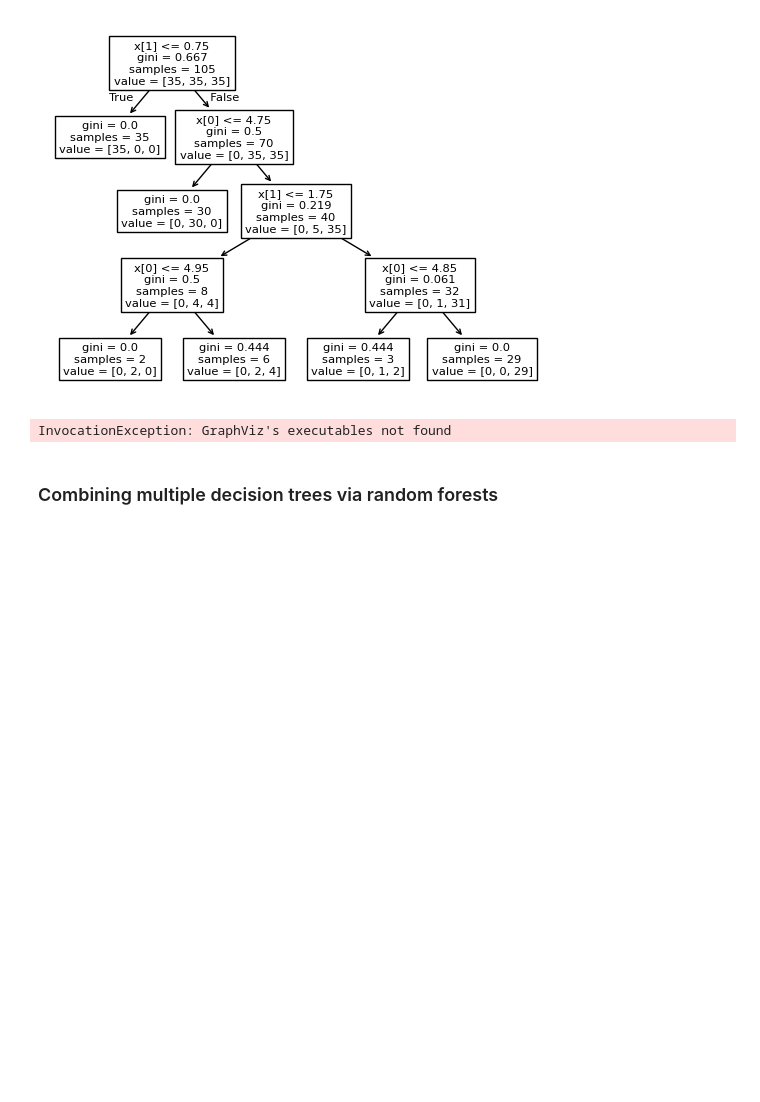
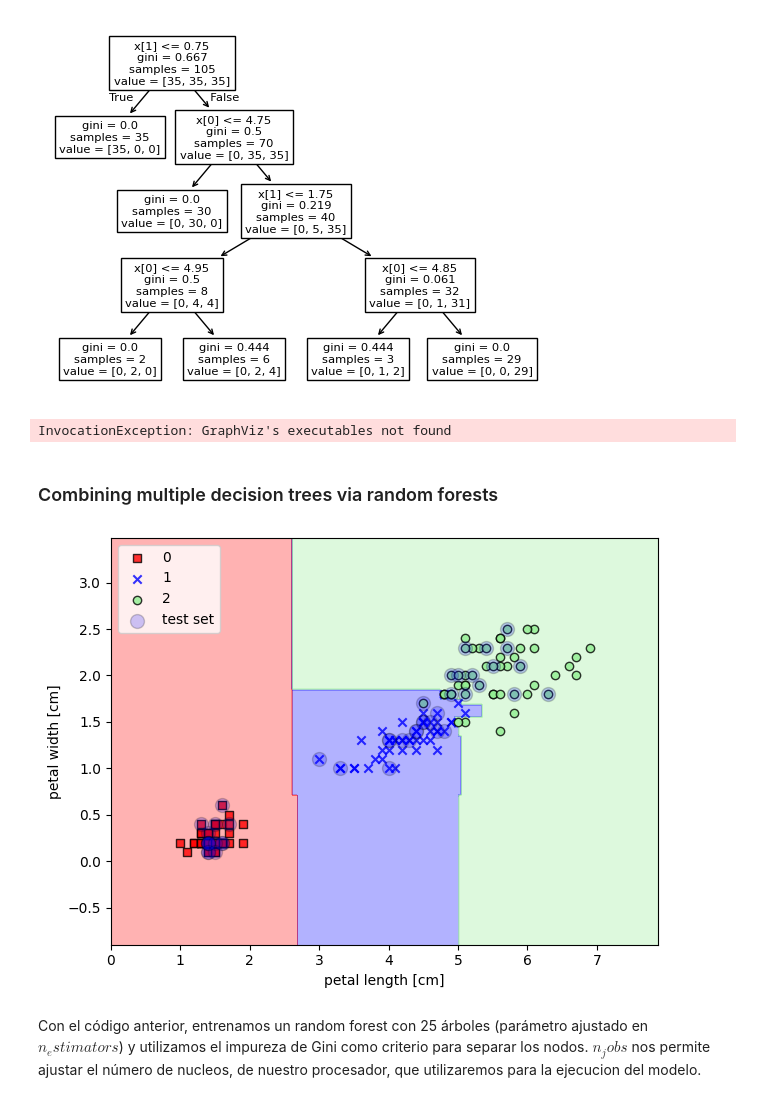
Before and after one commit to andresmaps4/Python-Machine-Learning---Raschka, a Jupyter notebook: Codes/Chapter 3/chapter3.ipynb, the cells around one changed output. Cells and saved outputs as stored; diff of their text form; code cells hidden in the pictures; blank space fills up the shorter version.

```diff
--- a/Codes/Chapter 3/chapter3.ipynb
+++ b/Codes/Chapter 3/chapter3.ipynb
@@ -419,6 +419,17 @@ InvocationException: GraphViz's executables not found
 # %%
 from sklearn.ensemble import RandomForestClassifier
 forest = RandomForestClassifier(criterion='gini',
                                 n_estimators=25,
                                 random_state=1,
                                 n_jobs=2)
+forest.fit(X_train, y_train)
+plot_decision_regions(X_combined, y_combined, classifier=forest, test_idx=range(105,150))
+plt.xlabel('petal length [cm]')
+plt.ylabel('petal width [cm]')
+plt.legend(loc='upper left')
+plt.tight_layout()
+plt.show()
+# %% [output]
+[figure, added]
+# %% [markdown]
+Con el código anterior, entrenamos un random forest con 25 árboles (parámetro ajustado en $n_estimators$) y utilizamos el impureza de Gini como criterio para separar los nodos. $n_jobs$ nos permite ajustar el número de nucleos, de nuestro procesador, que utilizaremos para la ejecucion del modelo.
```
